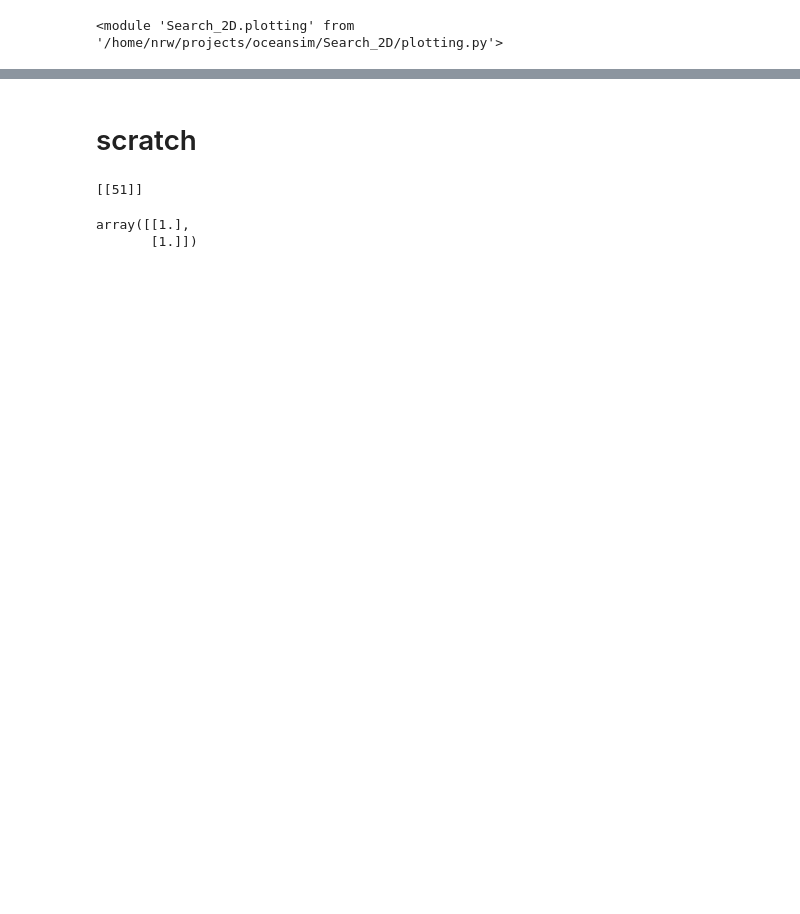
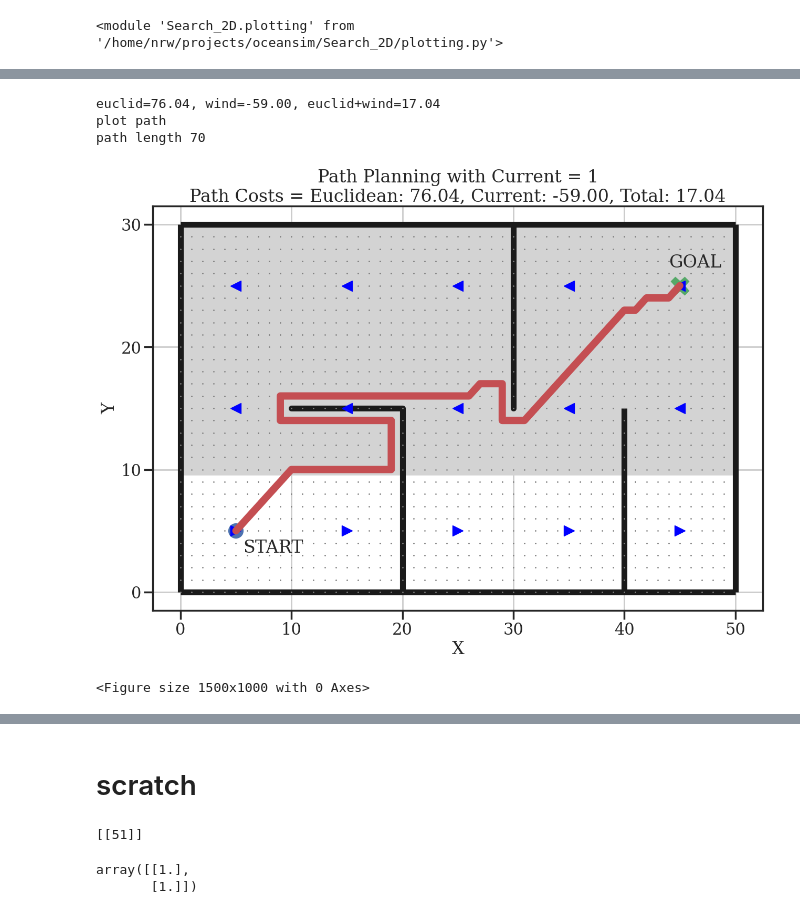
Before and after one commit to nouyang/oceansim, a Jupyter notebook: Non-Custom RRT.ipynb, the cells around one changed output, grey strips where cells are left out. Drawn from its saved outputs; the diff is of its cells as text; code cells hidden in the pictures; blank space fills up the shorter version.

```diff
--- a/Non-Custom RRT.ipynb
+++ b/Non-Custom RRT.ipynb
@@ -293,0 +334,50 @@ if __name__ == '__main__':
+# %%
+reload(plotting)
+
+def main():
+    sns.reset_defaults()
+    sns.set_theme(context='poster', style='ticks')
+    plt.rcParams.update({
+    "font.family": "Dejavu Serif",
+    })
+    plt.rcParams['figure.figsize'] = [15, 10]
+    s_start = (5, 5)
+    s_goal = (45, 25)
+
+    # map defined in Search_2D/env.py
+    # -------------------
+    astar = AStar(s_start, s_goal, "euclidean",wind_cost=1)
+
+    f, ax = plt.subplots(1,1)
+
+    plot = plotting.Plotting(s_start, s_goal)
+
+    path, visited = astar.searching()
+    plot.plot_grid('A*')
+    plot.plot_wind(astar.wind_xgrid, astar.wind_ygrid, wind_marker=['>','<'])
+    ax.grid('>')
+    euclid, wind = astar.calculate_path_cost(path)
+    ax.set_title(f'Path Planning with Current = 1\nPath Costs = Euclidean: {euclid:.2f}, Current: {wind:.2f}, Total: {euclid+wind:.2f}')
+    #ax.set_title('Path Planning with Current = 1\n')
+    ax.set_xlabel('X')
+    ax.set_ylabel('Y')
+    ax.xaxis.set_ticks(np.arange(0,61,10))
+    ax.yaxis.set_ticks(np.arange(0,31,10))
+    plot.plot_path(path)
+
+    ax.set_aspect('equal', adjustable='box') # need also margins to turncate
+    #ax.set_aspect('auto') # need also margins to turncate
+    ax.margins(x=0, y=0) # need set aspect to truncate
+    plt.savefig('june_rrt_wind1.png')
+    plt.show()
+
+
+if __name__ == '__main__':
+    main()
+    print('')
+# %% [output]
+euclid=76.04, wind=-59.00, euclid+wind=17.04
+plot path
+path length 70
+[figure, added]
+<Figure size 1500x1000 with 0 Axes>
```
Also changed, not shown: parts of 5 cells of this notebook, 11 other files.
